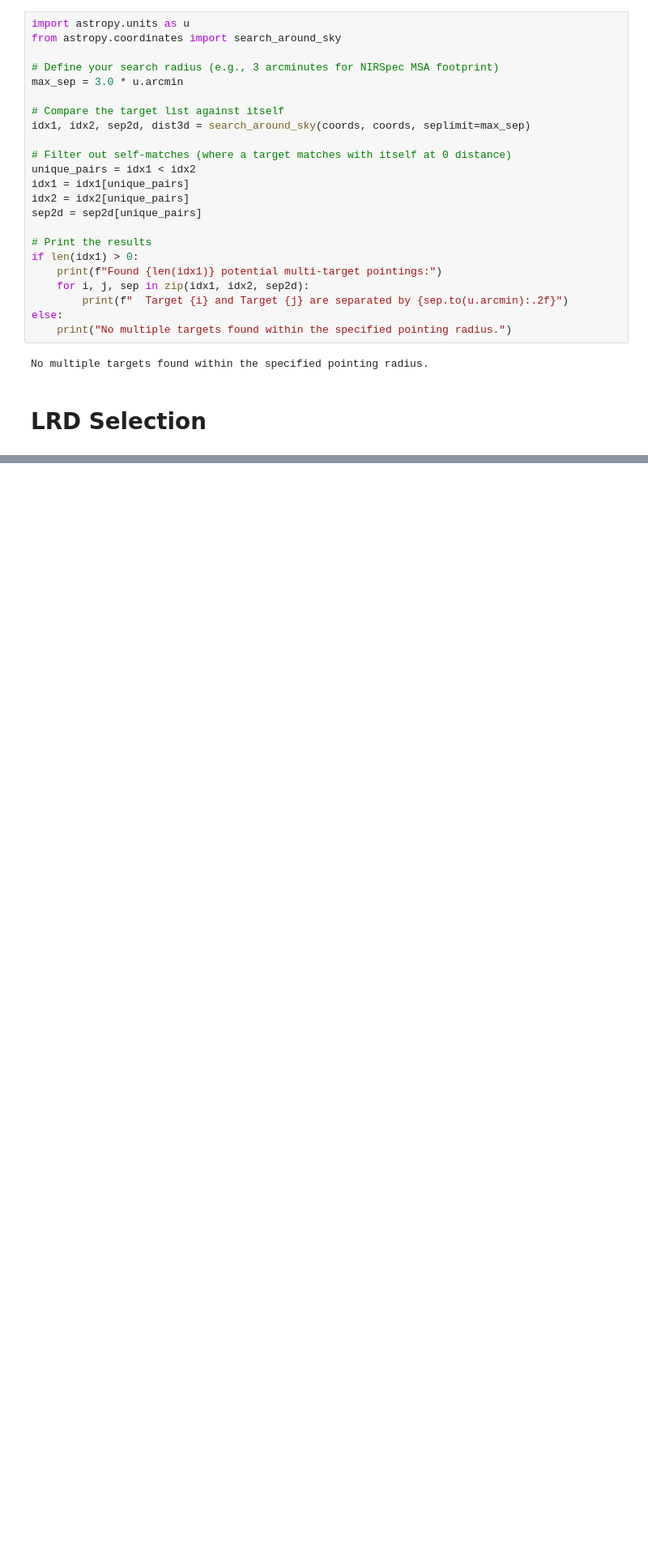
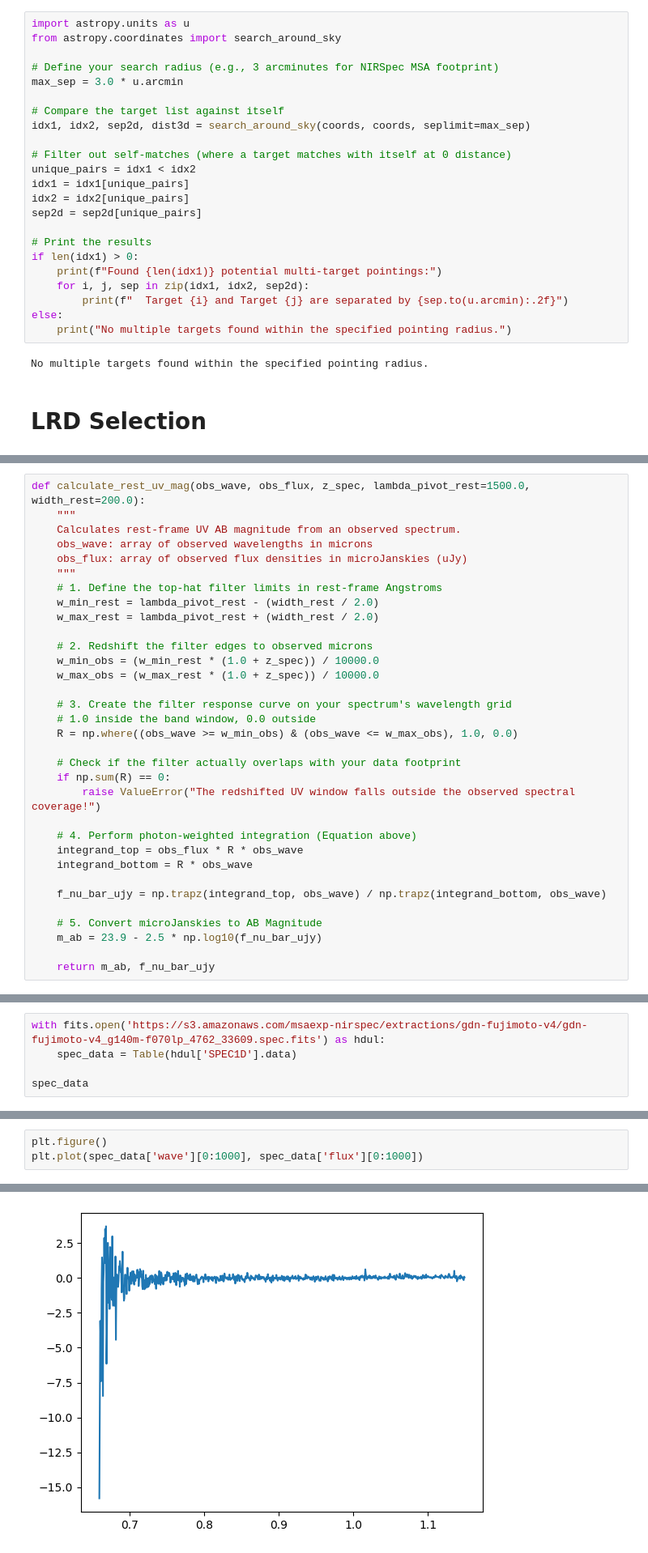
Before and after one commit to sfremy/my-eazy-jwst, a Jupyter notebook: scripts/lrdselect.ipynb, the cells around one changed output, grey strips where cells are left out. Shown at 81% size. Saved outputs shown, nothing was run; the diff lists cells and outputs as text; blank space fills up the shorter version.

```diff
--- a/scripts/lrdselect.ipynb
+++ b/scripts/lrdselect.ipynb
@@ -156,0 +262,33 @@ No multiple targets found within the specified pointing radius.
+# %%
+def calculate_rest_uv_mag(obs_wave, obs_flux, z_spec, lambda_pivot_rest=1500.0, width_rest=200.0):
+    """
+    Calculates rest-frame UV AB magnitude from an observed spectrum.
+    obs_wave: array of observed wavelengths in microns
+    obs_flux: array of observed flux densities in microJanskies (uJy)
+    """
+    # 1. Define the top-hat filter limits in rest-frame Angstroms
+    w_min_rest = lambda_pivot_rest - (width_rest / 2.0)
+    w_max_rest = lambda_pivot_rest + (width_rest / 2.0)
+
+    # 2. Redshift the filter edges to observed microns
+    w_min_obs = (w_min_rest * (1.0 + z_spec)) / 10000.0
+    w_max_obs = (w_max_rest * (1.0 + z_spec)) / 10000.0
+
+    # 3. Create the filter response curve on your spectrum's wavelength grid
+    # 1.0 inside the band window, 0.0 outside
+    R = np.where((obs_wave >= w_min_obs) & (obs_wave <= w_max_obs), 1.0, 0.0)
+
+    # Check if the filter actually overlaps with your data footprint
+    if np.sum(R) == 0:
+        raise ValueError("The redshifted UV window falls outside the observed spectral coverage!")
+
+    # 4. Perform photon-weighted integration (Equation above)
+    integrand_top = obs_flux * R * obs_wave
+    integrand_bottom = R * obs_wave
+
+    f_nu_bar_ujy = np.trapz(integrand_top, obs_wave) / np.trapz(integrand_bottom, obs_wave)
+
+    # 5. Convert microJanskies to AB Magnitude
+    m_ab = 23.9 - 2.5 * np.log10(f_nu_bar_ujy)
+
+    return m_ab, f_nu_bar_ujy
@@ -156,0 +1158,5 @@ No multiple targets found within the specified pointing radius.
+# %%
+with fits.open('https://s3.amazonaws.com/msaexp-nirspec/extractions/gdn-fujimoto-v4/gdn-fujimoto-v4_g140m-f070lp_4762_33609.spec.fits') as hdul:
+    spec_data = Table(hdul['SPEC1D'].data)
+
+spec_data
@@ -156,0 +1183,4 @@ No multiple targets found within the specified pointing radius.
+# %%
+plt.figure()
+plt.plot(spec_data['wave'][0:1000], spec_data['flux'][0:1000])
+# %% [output]
@@ -156,0 +1188 @@ No multiple targets found within the specified pointing radius.
+[figure, added]
```
Also changed, not shown: parts of 17 cells of this notebook, 2 other files.
